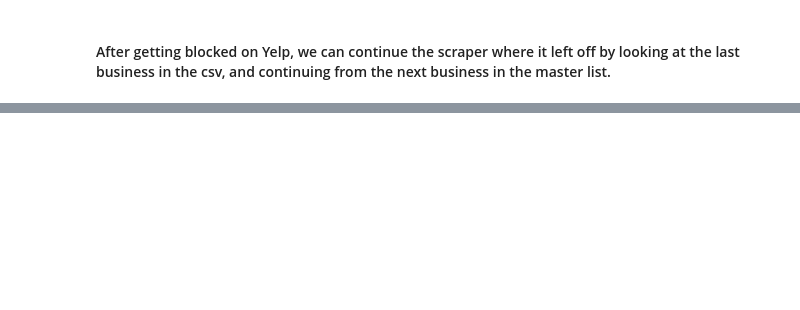
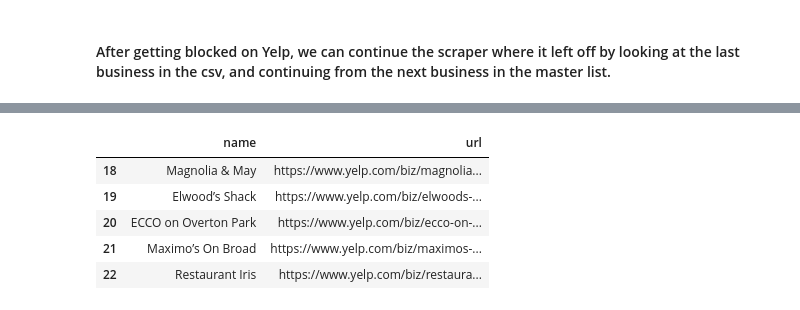
Before and after one commit to Jem2104/wma_assignment, a Jupyter notebook: clean_scraper.ipynb, the cells around one changed output, grey strips where cells are left out. Saved outputs shown, nothing was run; the diff lists cells and outputs as text; code cells hidden in the pictures; blank space fills up the shorter version.

```diff
--- a/clean_scraper.ipynb
+++ b/clean_scraper.ipynb
@@ -752,0 +796,10 @@ Error in stage 1
+# %%
+df_small = df[18:23]
+df_small
+# %% [output]
+|  | name | url |
+| 18 | Magnolia & May | https://www.yelp.com/biz/magnolia... |
+| 19 | Elwood’s Shack | https://www.yelp.com/biz/elwoods-... |
+| 20 | ECCO on Overton Park | https://www.yelp.com/biz/ecco-on-... |
+| 21 | Maximo’s On Broad | https://www.yelp.com/biz/maximos-... |
+| 22 | Restaurant Iris | https://www.yelp.com/biz/restaura... |
```
Also changed, not shown: parts of 8 cells of this notebook, 1 other file.
